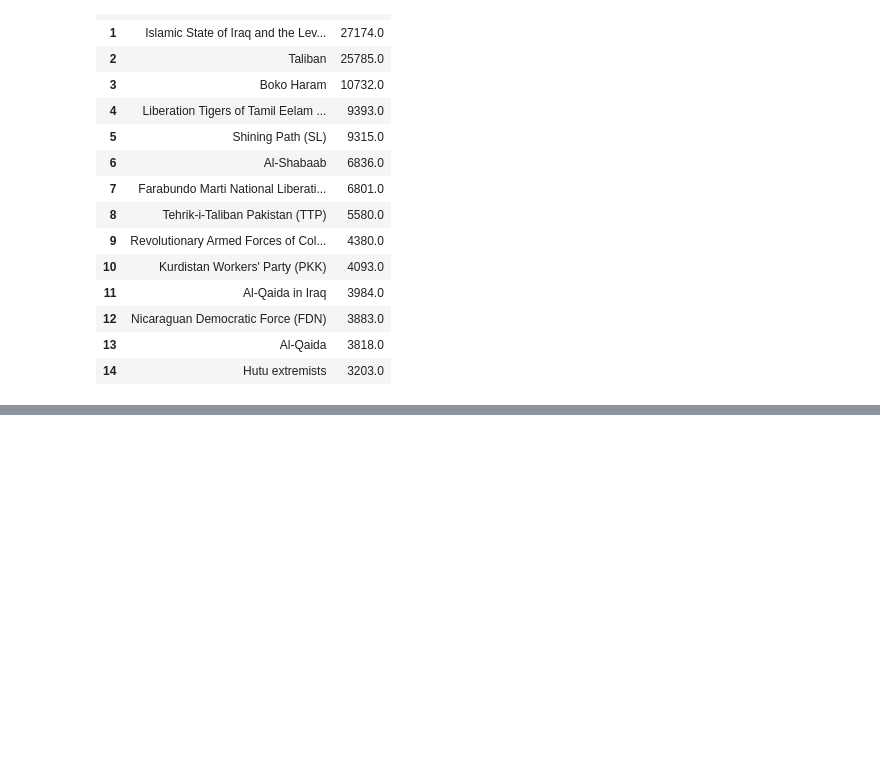
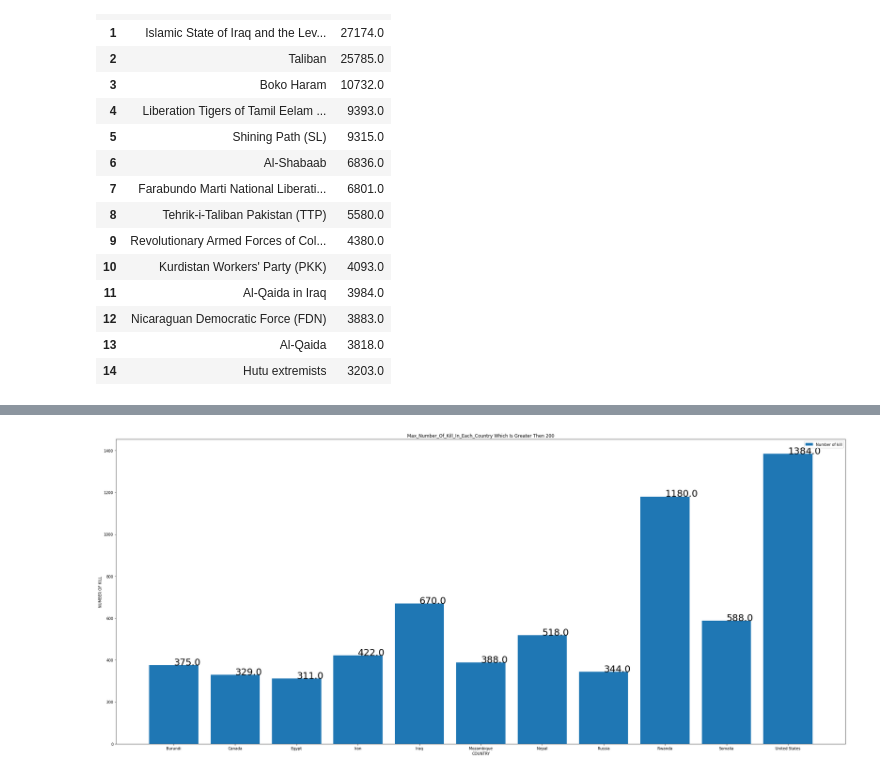
Before and after one commit to Shruti-254/Global-terrorism-analysis, a Jupyter notebook: Global_Terrorism_Analysis_Capstone_Project.ipynb, the cells around one changed output, grey strips where cells are left out. Drawn from its saved outputs; the diff is of its cells as text; code cells hidden in the pictures; blank space fills up the shorter version.

```diff
--- a/Global_Terrorism_Analysis_Capstone_Project.ipynb
+++ b/Global_Terrorism_Analysis_Capstone_Project.ipynb
@@ -309,0 +326,4 @@ group_killed.reset_index()
+# %%
+g_country=data_gta.groupby('Country')
+max_number_of_kill_in_each_country=g_country.max('Killed')
+max_number_of_kill_in_each_country
@@ -309,0 +345,4 @@ group_killed.reset_index()
+# %%
+max_number_of_kill_in_each_country=max_number_of_kill_in_each_country[max_number_of_kill_in_each_country['Killed']>300]
+max_number_of_kill_in_each_country=max_number_of_kill_in_each_country.reset_index()
+max_number_of_kill_in_each_country
@@ -309,0 +362,11 @@ group_killed.reset_index()
+# %%
+plt.figure(figsize=(35,15))
+plt.xlabel('COUNTRY')
+plt.ylabel('NUMBER OF KILL')
+plt.title('Max_Number_Of_Kill_In_Each_Country Which Is Greater Then 200')
+plt.bar(max_number_of_kill_in_each_country.Country,max_number_of_kill_in_each_country.Killed,label='Number of kill')
+plt.legend()
+for i in range(len(max_number_of_kill_in_each_country['Country'])):
+        plt.text(max_number_of_kill_in_each_country['Country'][i],max_number_of_kill_in_each_country['Killed'][i],max_number_of_kill_in_each_country['Killed'][i],fontsize=25)
+# %% [output]
+[figure, added]
```
Also changed, not shown: parts of 22 cells of this notebook.
